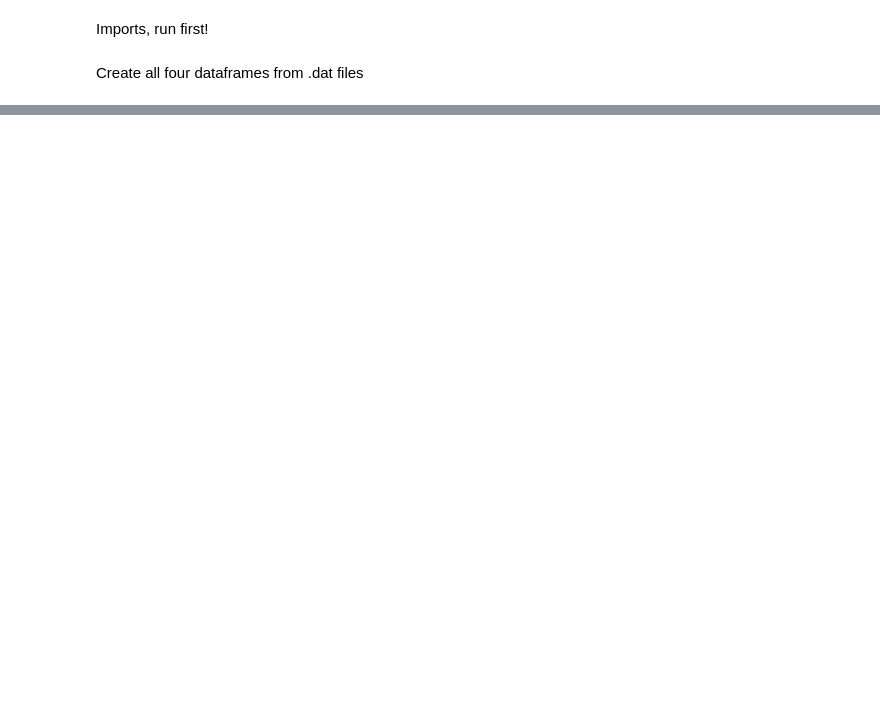
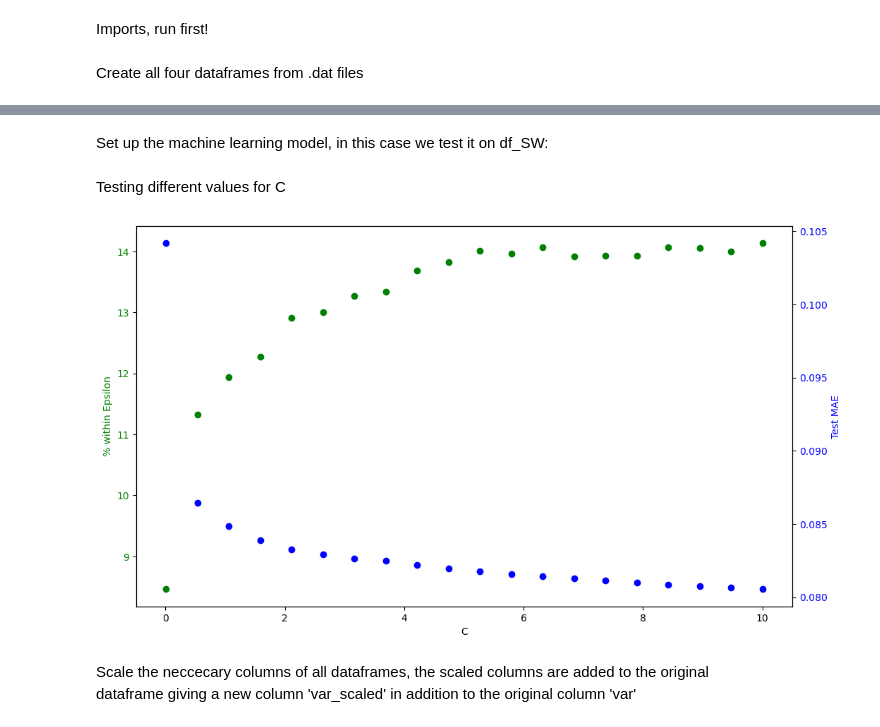
Before and after one commit to Beolinen/Kandidatarbete-ML-for-turbulence-modelling, a Jupyter notebook: pl_vect.ipynb, the cells around one changed output, grey strips where cells are left out. Cells and saved outputs as stored; diff of their text form; code cells hidden in the pictures; blank space fills up the shorter version.

Commit message:
- Added correlation matrix between variables. - Set up simple training and test set for one case. - Added method for tuning 'C' parameter in SVR

```diff
--- a/pl_vect.ipynb
+++ b/pl_vect.ipynb
@@ -16,0 +35,5 @@ ValueError: cannot reshape array of size 32980 into shape (0,0)
+# %%
+df_SW_scaled = scale_all(df_SW)
+df_LW_scaled = scale_all(df_LW)
+df_OH_scaled = scale_all(df_OH)
+df_TH_scaled = scale_all(df_TH)
@@ -16,0 +56,54 @@ ValueError: cannot reshape array of size 32980 into shape (0,0)
+# %% [markdown]
+Set up the machine learning model, in this case we test it on df_SW:
+# %%
+#Set up input/output variable(s)
+X=df_SW_scaled[['dudx','dvdx','dudy','dvdy']]
+Y=df_SW['cmy'].values
+
+#Split into trainig set and test set:
+X_train_SW, X_test_SW, Y_train_SW, Y_test_SW = train_test_split(X, Y, test_size=0.2, random_state=42)
+
+#Choose model and fit it:
+model = SVR(kernel='rbf', C=1, epsilon=0.01)
+svr_SW = model.fit(X_train_SW, Y_train_SW)
+# %% [markdown]
+Testing different values for C
+# %%
+test_mae_list = []
+perc_within_eps_list = []
+
+c_space = np.linspace(0.01, 10, num=20)
+eps = 0.01
+
+for c in tqdm(c_space):
+
+    varied_svr = SVR(kernel = 'rbf', C=c, epsilon = eps)
+    varied_svr.fit(X_train_SW, Y_train_SW)
+
+    test_mae = mean_absolute_error(Y_test_SW, varied_svr.predict(X_test_SW))
+    test_mae_list.append(test_mae)
+
+    perc_within_eps = 100*np.sum(abs(Y_test_SW-varied_svr.predict(X_test_SW)) <= eps) / len(Y_test_SW)
+    perc_within_eps_list.append(perc_within_eps)
+
+fig, ax1 = plt.subplots(figsize=(12,7))
+
+color='green'
+ax1.set_xlabel('C')
+ax1.set_ylabel('% within Epsilon', color=color)
+ax1.scatter(c_space, perc_within_eps_list, color=color)
+ax1.tick_params(axis='y', labelcolor=color)
+
+color='blue'
+ax2 = ax1.twinx()  # instantiate a second axes that shares the same x-axis
+ax2.set_ylabel('Test MAE', color=color)  # we already handled the x-label with ax1
+ax2.scatter(c_space, test_mae_list, color=color)
+ax2.tick_params(axis='y', labelcolor=color)
+
+
+plt.show()
+# %% [output]
+[figure, added]
+# %% [markdown]
+Scale the neccecary columns of all dataframes, the scaled columns are added to the original
+dataframe giving a new column 'var_scaled' in addition to the original column 'var'
```
Also changed, not shown: parts of 9 cells of this notebook.
